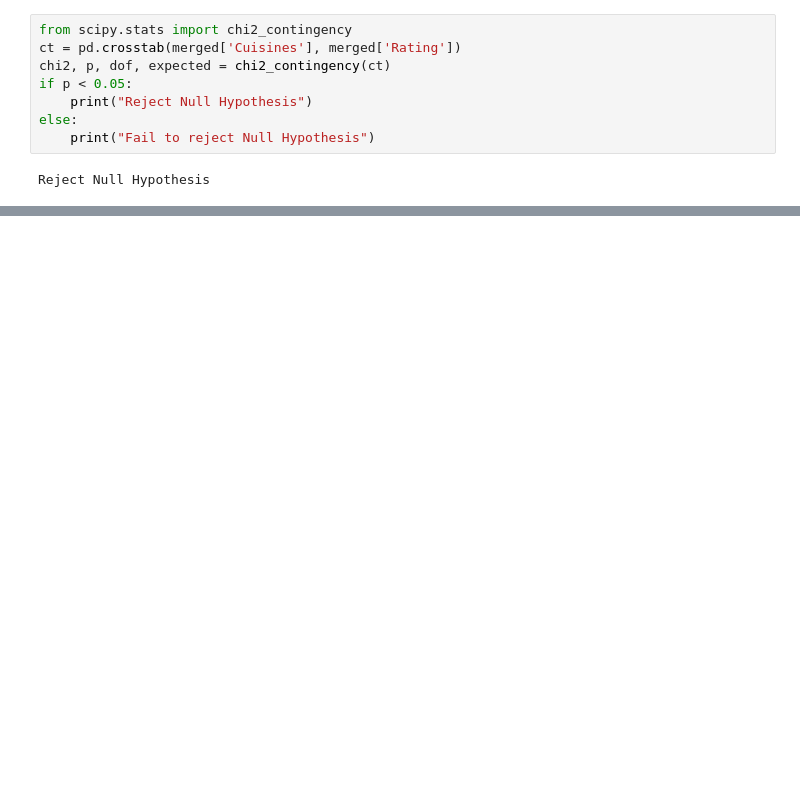
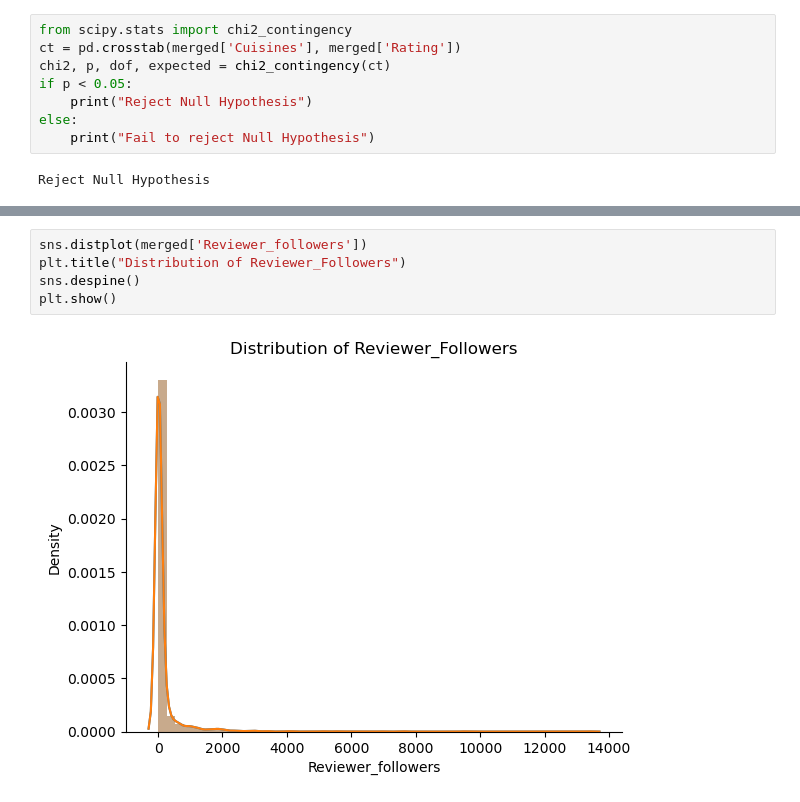
Before and after one commit to vip03pandey/ZomatoClustering, a Jupyter notebook: model.ipynb, the cells around one changed output, grey strips where cells are left out. Drawn from its saved outputs; the diff is of its cells as text; blank space fills up the shorter version.

```diff
--- a/model.ipynb
+++ b/model.ipynb
@@ -881,0 +1069,7 @@ Reject Null Hypothesis
+# %%
+sns.distplot(merged['Reviewer_followers'])
+plt.title("Distribution of Reviewer_Followers")
+sns.despine()
+plt.show()
+# %% [output]
+[figure, added]
```
Also changed, not shown: parts of 36 cells of this notebook.
